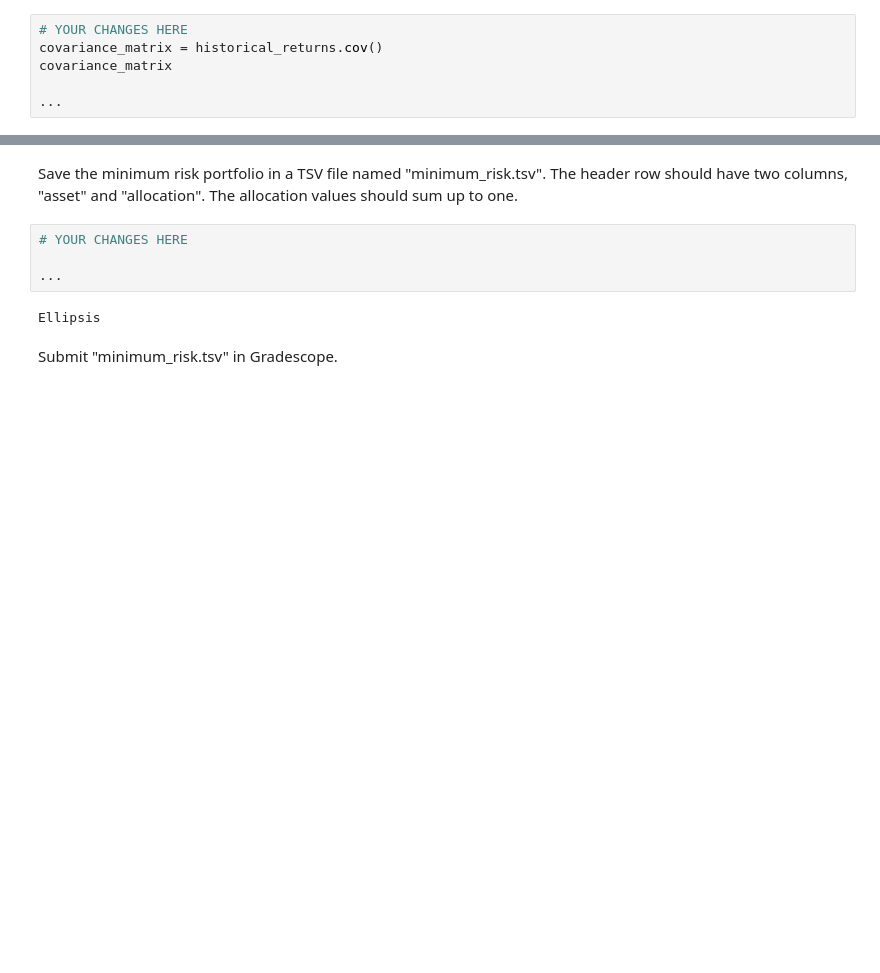
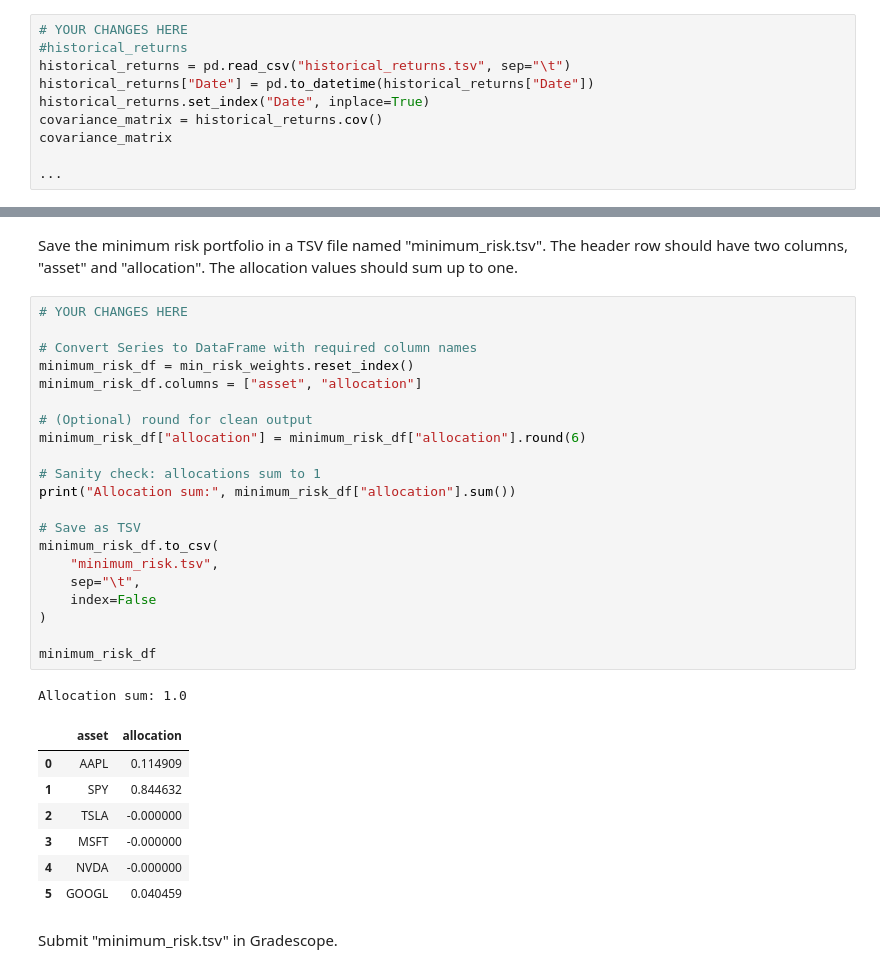
Before and after one commit to arunmatt25/DX704-AI-In-The-Field, a Jupyter notebook: project.ipynb, the cells around one changed output, grey strips where cells are left out. Drawn from its saved outputs; the diff is of its cells as text; blank space fills up the shorter version.

```diff
--- a/project.ipynb
+++ b/project.ipynb
@@ -208,6 +208,10 @@ Submit "estimated_returns.tsv" in Gradescope.
 Estimate the covariance matrix for the asset returns to understand how the assets move together.
 # %%
 # YOUR CHANGES HERE
+#historical_returns
+historical_returns = pd.read_csv("historical_returns.tsv", sep="\t")
+historical_returns["Date"] = pd.to_datetime(historical_returns["Date"])
+historical_returns.set_index("Date", inplace=True)
 covariance_matrix = historical_returns.cov()
 covariance_matrix
 
@@ -314,12 +350,36 @@ Ellipsis
 Save the minimum risk portfolio in a TSV file named "minimum_risk.tsv".
 The header row should have two columns, "asset" and "allocation".
 The allocation values should sum up to one.
-# %%
-# YOUR CHANGES HERE
-
-...
-# %% [output]
-Ellipsis
+# %%
+# YOUR CHANGES HERE
+
+# Convert Series to DataFrame with required column names
+minimum_risk_df = min_risk_weights.reset_index()
+minimum_risk_df.columns = ["asset", "allocation"]
+
+# (Optional) round for clean output
+minimum_risk_df["allocation"] = minimum_risk_df["allocation"].round(6)
+
+# Sanity check: allocations sum to 1
+print("Allocation sum:", minimum_risk_df["allocation"].sum())
+
+# Save as TSV
+minimum_risk_df.to_csv(
+    "minimum_risk.tsv",
+    sep="\t",
+    index=False
+)
+
+minimum_risk_df
+# %% [output]
+Allocation sum: 1.0
+|  | asset | allocation |
+| 0 | AAPL | 0.114909 |
+| 1 | SPY | 0.844632 |
+| 2 | TSLA | -0.000000 |
+| 3 | MSFT | -0.000000 |
+| 4 | NVDA | -0.000000 |
+| 5 | GOOGL | 0.040459 |
 # %% [markdown]
 Submit "minimum_risk.tsv" in Gradescope.
 # %% [markdown]
```
Also changed, not shown: parts of 8 cells of this notebook, 3 other files.
